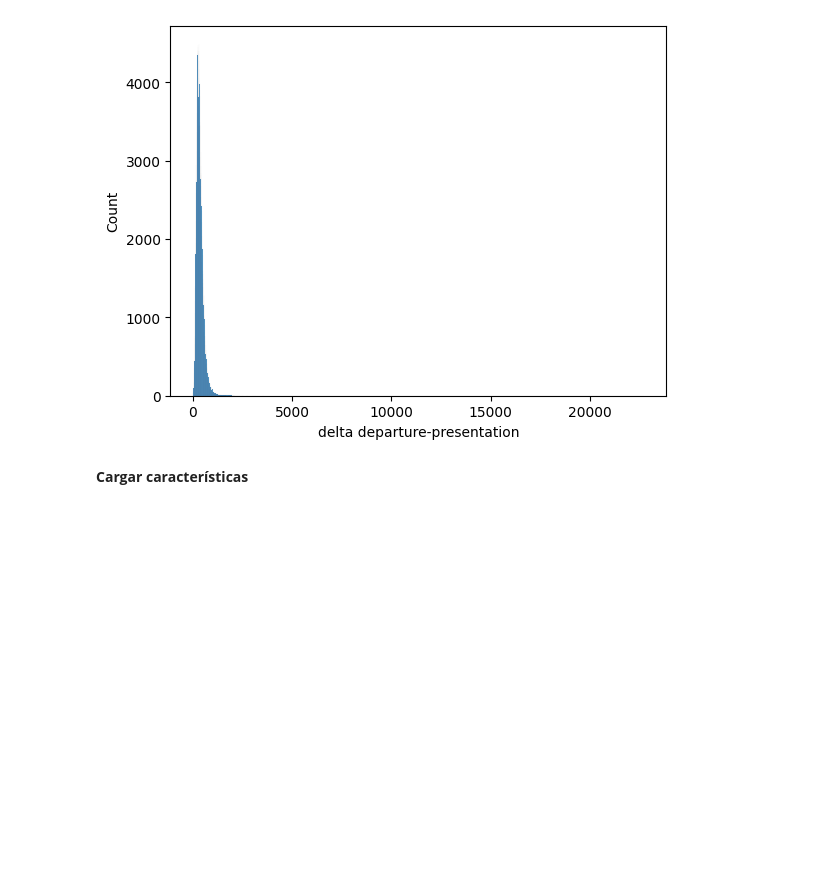
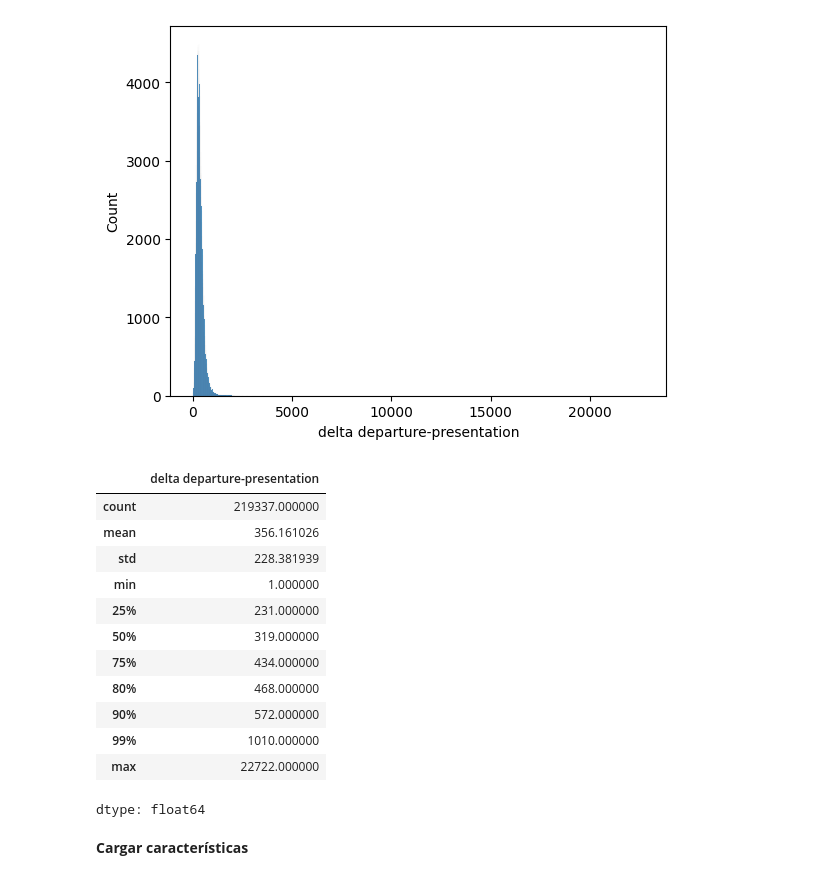
Before and after one commit to AnIsAsPe/Regresion-Robusta-para-estimar-tiempo-de-respuesta-de-un-servicio-de-emergencia, a Jupyter notebook: Notebooks/1_Response_time_Paris_Fire_Brigade_202505.ipynb, the cells around one changed output. Saved outputs shown, nothing was run; the diff lists cells and outputs as text; code cells hidden in the pictures; blank space fills up the shorter version.

```diff
--- a/Notebooks/1_Response_time_Paris_Fire_Brigade_202505.ipynb
+++ b/Notebooks/1_Response_time_Paris_Fire_Brigade_202505.ipynb
@@ -154,6 +158,22 @@ sns.histplot(df['delta departure-presentation'])
 plt.show()
 # %% [output]
 [figure]
+# %%
+Ys['delta departure-presentation'].describe(percentiles=[.25, .75,.8,.9,.99] )
+# %% [output]
+|  | delta departure-presentation |
+| count | 219337.000000 |
+| mean | 356.161026 |
+| std | 228.381939 |
+| min | 1.000000 |
+| 25% | 231.000000 |
+| 50% | 319.000000 |
+| 75% | 434.000000 |
+| 80% | 468.000000 |
+| 90% | 572.000000 |
+| 99% | 1010.000000 |
+| max | 22722.000000 |
+dtype: float64
 # %% [markdown]
 __Cargar características__
 # %%
```
Also changed, not shown: parts of 4 cells of this notebook.
